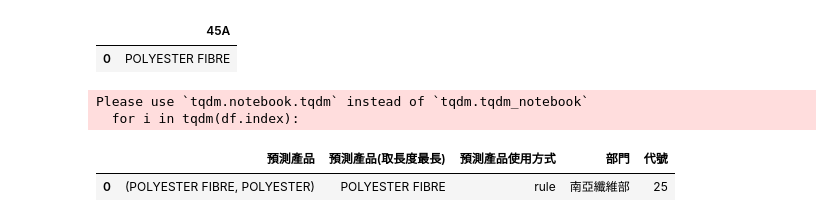
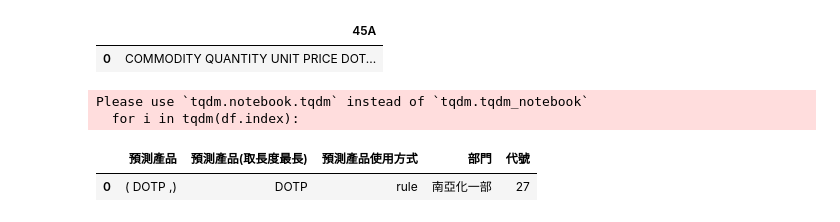
Before and after one commit to skywalker0803r/Letter-of-Credit-Intelligent-Auxiliary-Semantic-Analysis-System, a Jupyter notebook: notebook/產品debug.ipynb, the cells around one changed output. Drawn from its saved outputs; the diff is of its cells as text; code cells hidden in the pictures.

```diff
--- a/notebook/產品debug.ipynb
+++ b/notebook/產品debug.ipynb
@@ -60,6 +60,9 @@ df_by_ricky = df_by_ricky.rename(columns={'ITEMNM':'品名','DIVNM':'公司事
 df = df5.append(df_by_ricky) # 合併官方寶典和我做的寶典
 df['品名'] = df['品名'].apply(lambda x:product_name_postprocess(x)) #品名後處理
 
+# 製作對應表(訓練資料對代號)
+品名2代號訓練資料 = dict(zip(train_df.dropna(subset=['EXPNO'],axis=0)['Y_label'],train_df.dropna(subset=['EXPNO'],axis=0)['EXPNO']))
+
 # 製作產品集合(寶典+SPEC)
 產品集合 = set(df['品名'].values.tolist())# + train_df['Y_label'].values.tolist())
 
@@ -69,35 +72,35 @@ df['品名'] = df['品名'].apply(lambda x:product_name_postprocess(x)) #品名
 
 def map2部門(x):
     if x in 品名2部門寶典.keys(): #先從寶典找
         return str(品名2部門寶典[x])
     elif x in train_df['Y_label'].values.tolist(): #找不到從訓練資料找
         return str(find_department(x))
     else:# 模糊比對
         jacs = {}
         for i in 品名2部門寶典.keys():
             jacs[i] = get_jaccard_sim(x,i)
         x = max(jacs,key=jacs.get) # 模糊比對
         return map2部門(x)
 
 def map2代號(x):
     if  x in 品名2代號寶典.keys(): #先從寶典找
         return str(品名2代號寶典[x])
     elif x in 品名2代號訓練資料.keys(): #找不到從訓練資料找
         return str(品名2代號訓練資料[x])
     else:# 模糊比對
         jacs = {}
         for i in 品名2代號寶典.keys():
             jacs[i] = get_jaccard_sim(x,i)
         x = max(jacs,key=jacs.get) # 模糊比對
         return map2代號(x)
 
-NAME = "POLYESTER FIBRE"
+NAME = " COMMODITY QUANTITY  UNIT PRICE DOTP  10500 MT5 USD190000MTFOB ANY PORT IN TAIWAN "
 test_df = pd.DataFrame()
 test_df['45A'] = [NAME]
 test_df
 # %% [output]
 |  | 45A |
-| 0 | POLYESTER FIBRE |
+| 0 | COMMODITY QUANTITY UNIT PRICE DOT... |
 # %%
 res = Collection_method(test_df,產品集合,'45A')
 res['部門'] = map2部門(res['預測產品(取長度最長)'].values[0])
@@ -107,4 +110,4 @@ res
 Please use `tqdm.notebook.tqdm` instead of `tqdm.tqdm_notebook`
   for i in tqdm(df.index):
 |  | 預測產品 | 預測產品(取長度最長) | 預測產品使用方式 | 部門 | 代號 |
-| 0 | (POLYESTER FIBRE, POLYESTER) | POLYESTER FIBRE | rule | 南亞纖維部 | 25 |
+| 0 | ( DOTP ,) | DOTP | rule | 南亞化一部 | 27 |
```
Also changed, not shown: 2 other files.
